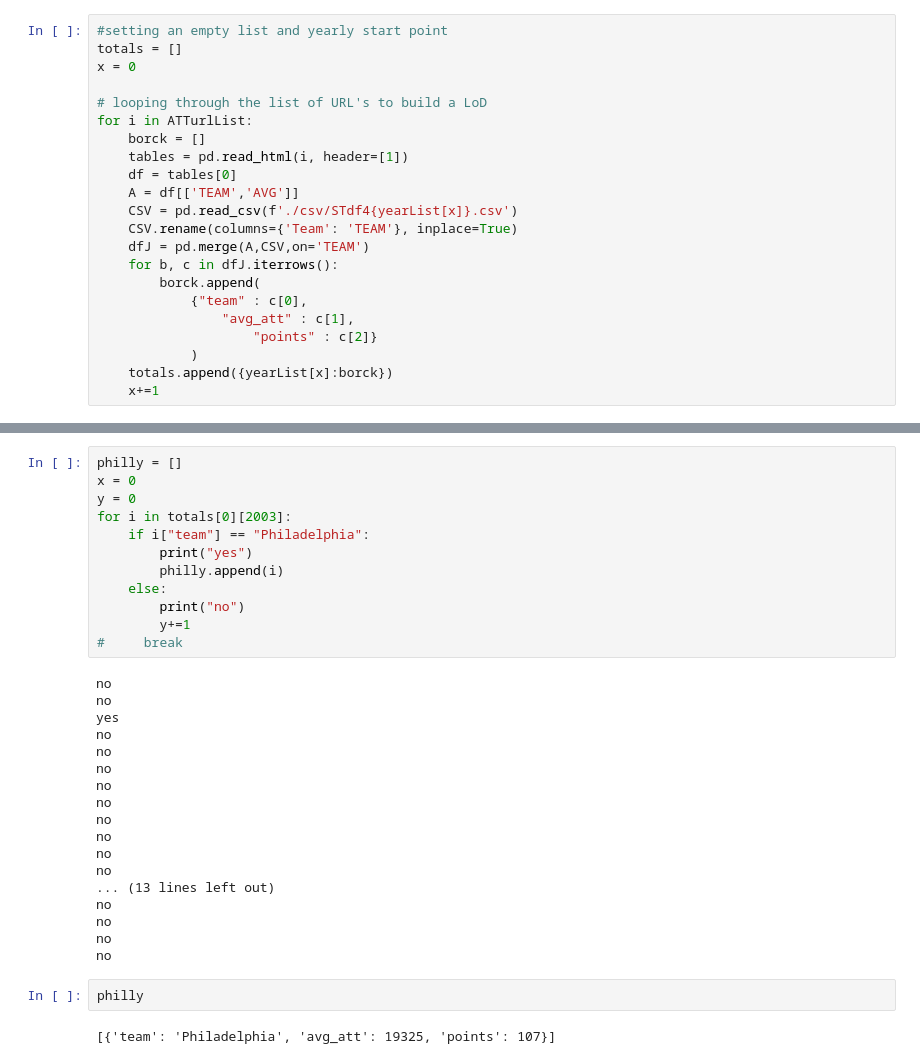
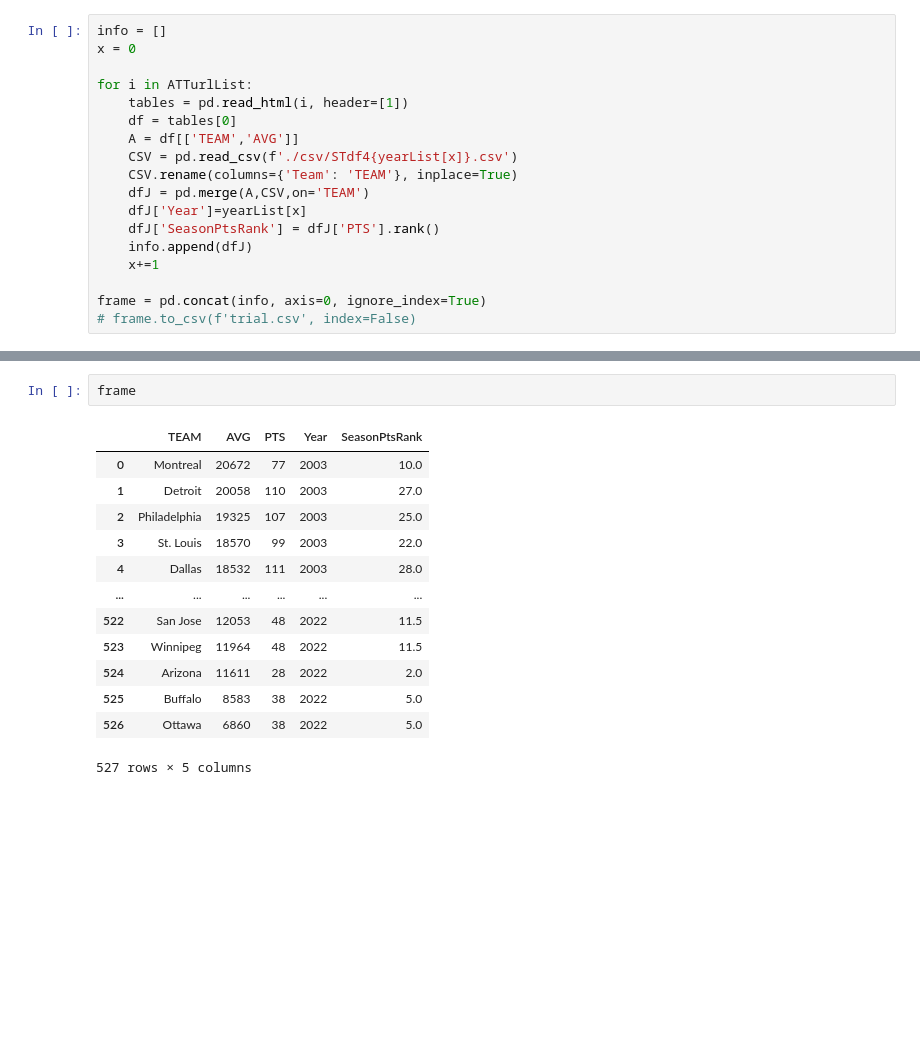
Before and after one commit to Ksheekey/NHL-Attendance, a Jupyter notebook: Attendace_Part2.ipynb, the cells around one changed output, grey strips where cells are left out. Cells and saved outputs as stored; diff of their text form; blank space fills up the shorter version.

```diff
--- a/Attendace_Part2.ipynb
+++ b/Attendace_Part2.ipynb
@@ -10,24 +11,20 @@ from Attendance_Part1 import ATTurlList, yearList, STurlList
 # %% [output]
 importing Jupyter notebook from Attendance_Part1.ipynb
 # %%
-#setting an empty list and yearly start point
-totals = []
+info = []
 x = 0
 
-# looping through the list of URL's to build a LoD
 for i in ATTurlList:
-    borck = []
     tables = pd.read_html(i, header=[1])
     df = tables[0]
     A = df[['TEAM','AVG']]
     CSV = pd.read_csv(f'./csv/STdf4{yearList[x]}.csv')
     CSV.rename(columns={'Team': 'TEAM'}, inplace=True)
     dfJ = pd.merge(A,CSV,on='TEAM')
-    for b, c in dfJ.iterrows():
-        borck.append(
-            {"team" : c[0],
-                "avg_att" : c[1],
-                    "points" : c[2]}
-            )
-    totals.append({yearList[x]:borck})
+    dfJ['Year']=yearList[x]
+    dfJ['SeasonPtsRank'] = dfJ['PTS'].rank()
+    info.append(dfJ)
     x+=1
+
+frame = pd.concat(info, axis=0, ignore_index=True)
+# frame.to_csv(f'trial.csv', index=False)
@@ -57,34 +31,16 @@ totals
-# %%
-philly = []
-x = 0
-y = 0
-for i in totals[0][2003]:
-    if i["team"] == "Philadelphia":
-        print("yes")
-        philly.append(i)
-    else:
-        print("no")
-        y+=1
-#     break
-# %% [output]
-no
-no
-yes
-no
-no
-no
-no
-no
-no
-no
-no
-no
-... (13 lines left out)
-no
-no
-no
-no
-# %%
-philly
-# %% [output]
-[{'team': 'Philadelphia', 'avg_att': 19325, 'points': 107}]
+# %%
+frame
+# %% [output]
+|  | TEAM | AVG | PTS | Year | SeasonPtsRank |
+| 0 | Montreal | 20672 | 77 | 2003 | 10.0 |
+| 1 | Detroit | 20058 | 110 | 2003 | 27.0 |
+| 2 | Philadelphia | 19325 | 107 | 2003 | 25.0 |
+| 3 | St. Louis | 18570 | 99 | 2003 | 22.0 |
+| 4 | Dallas | 18532 | 111 | 2003 | 28.0 |
+| ... | ... | ... | ... | ... | ... |
+| 522 | San Jose | 12053 | 48 | 2022 | 11.5 |
+| 523 | Winnipeg | 11964 | 48 | 2022 | 11.5 |
+| 524 | Arizona | 11611 | 28 | 2022 | 2.0 |
+| 525 | Buffalo | 8583 | 38 | 2022 | 5.0 |
+| 526 | Ottawa | 6860 | 38 | 2022 | 5.0 |
+527 rows × 5 columns
```
Also changed, not shown: parts of 10 cells of this notebook, 23 other files.
